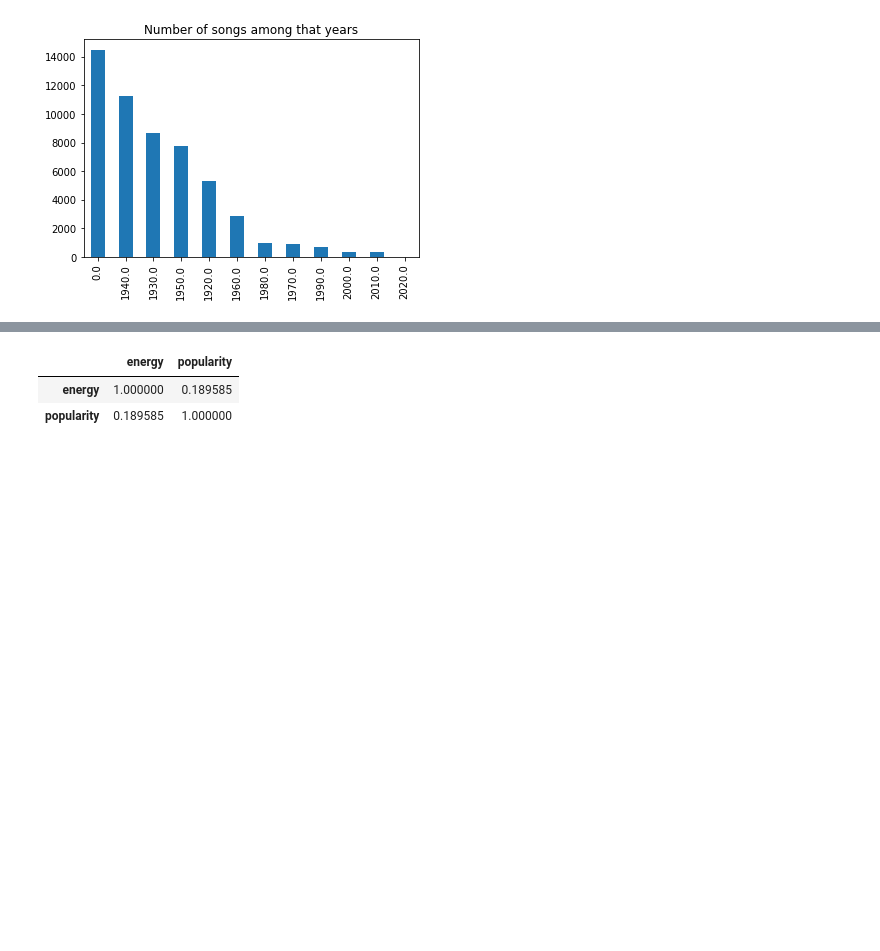
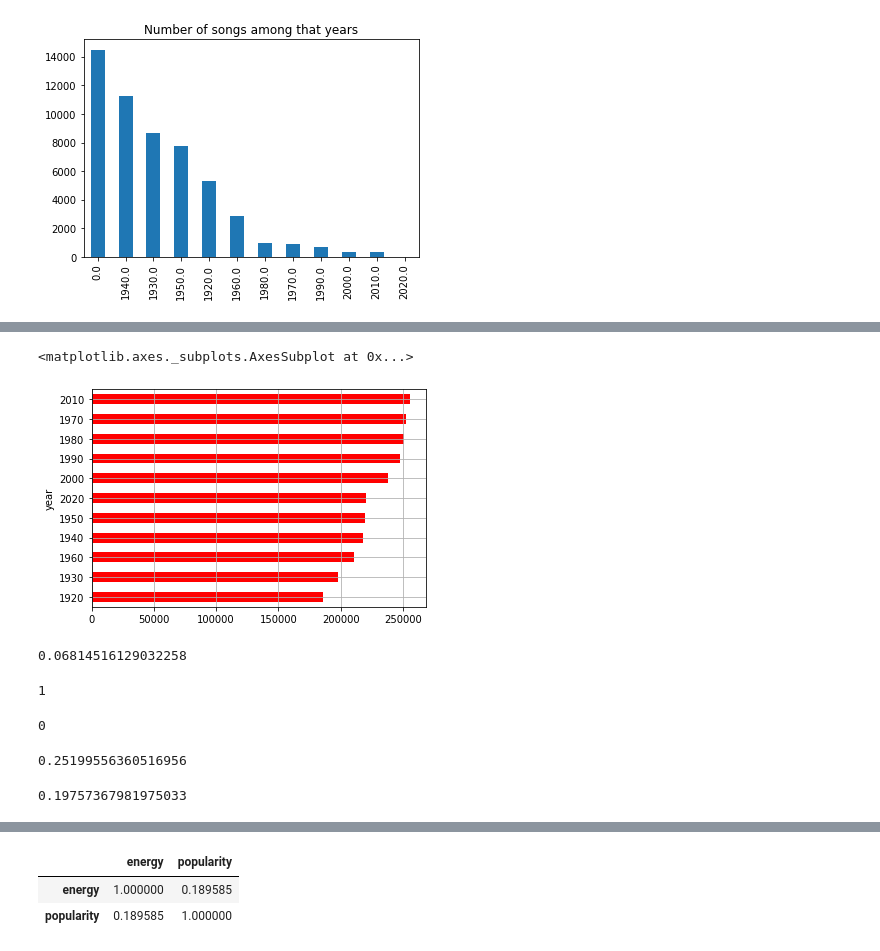
Before and after one commit to dogkansarac/CS210, a Jupyter notebook: Group_36.ipynb, the cells around one changed output, grey strips where cells are left out. Saved outputs shown, nothing was run; the diff lists cells and outputs as text; code cells hidden in the pictures; blank space fills up the shorter version.

```diff
--- a/Group_36.ipynb
+++ b/Group_36.ipynb
@@ -335,0 +448,27 @@ Text(0.5, 1.0, 'Number of songs among that years')
+# %%
+data_custom.groupby(by = 'year')['duration_ms'].mean().sort_values().plot.barh(
+    grid = True, color = 'red'
+)
+# %% [output]
+<matplotlib.axes._subplots.AxesSubplot at 0x...>
+[figure, added]
+# %%
+data_custom['explicit'].mean()
+# %% [output]
+0.06814516129032258
+# %%
+data_custom['explicit'].max()
+# %% [output]
+1
+# %%
+data_custom['explicit'].min()
+# %% [output]
+0
+# %%
+data_custom['explicit'].std()
+# %% [output]
+0.25199556360516956
+# %%
+data_custom['instrumentalness'].mean()
+# %% [output]
+0.19757367981975033
```
Also changed, not shown: parts of 31 cells of this notebook.
